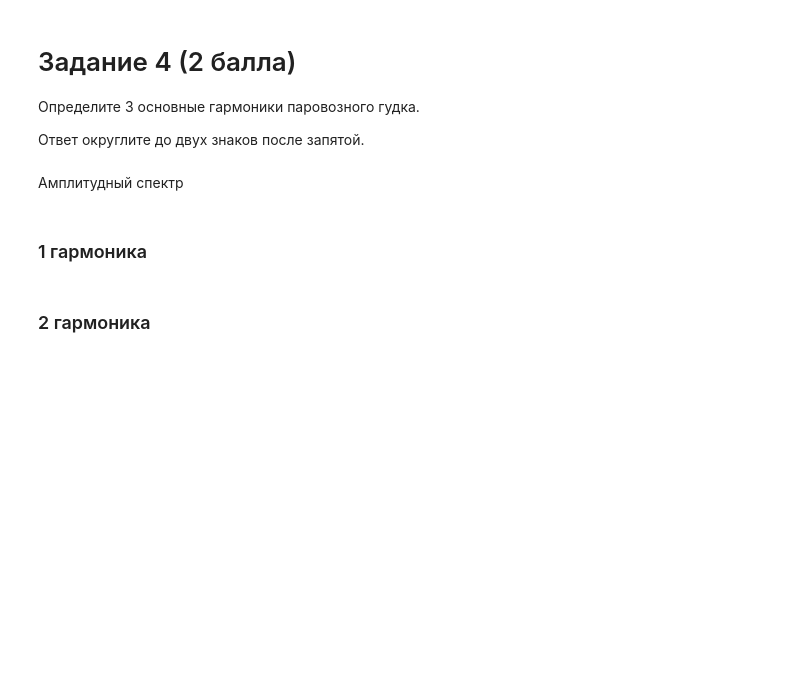
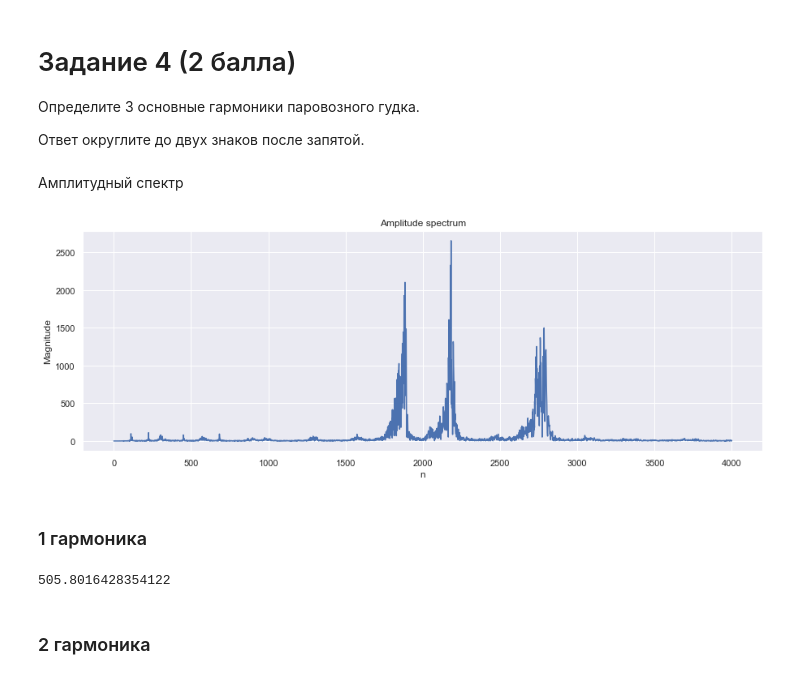
Before and after one commit to Polozhiev/DSP, a Jupyter notebook: lab2.ipynb, the cells around one changed output. Saved outputs shown, nothing was run; the diff lists cells and outputs as text; code cells hidden in the pictures; blank space fills up the shorter version.

```diff
--- a/lab2.ipynb
+++ b/lab2.ipynb
@@ -374,2 +375,6 @@ draw_spec(train_whistle_spec, draw_p=False, figsize=(15,5))
+# %%
+draw_spec(train_whistle_spec[:4000], draw_p=False, figsize=(15,5))
+# %% [output]
+[figure, added]
 # %% [markdown]
 ### 1 гармоника
@@ -378,2 +381,7 @@ draw_spec(train_whistle_spec, draw_p=False, figsize=(15,5))
+# %%
+h1 = np.argmax(abs(train_whistle_spec[0:2000]))*tw_sr / len(train_whistle_spec)
+print(h1)
+# %% [output]
+505.8016428354122
 # %% [markdown]
 ### 2 гармоника
```
Also changed, not shown: parts of 24 cells of this notebook.
